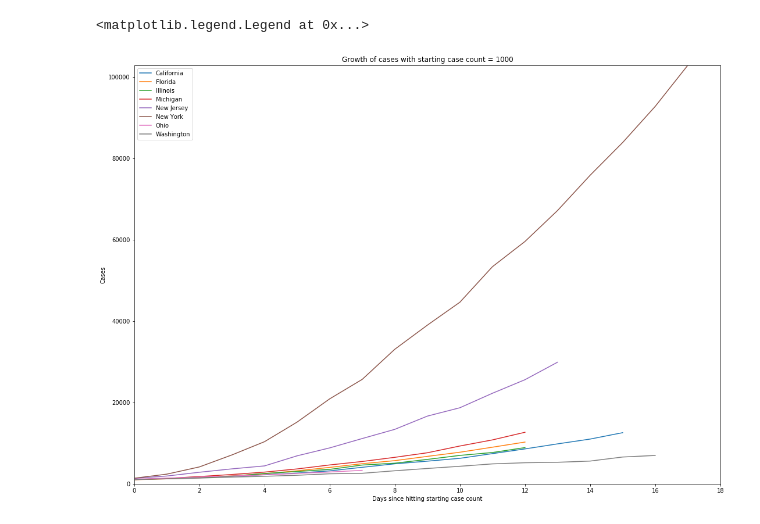
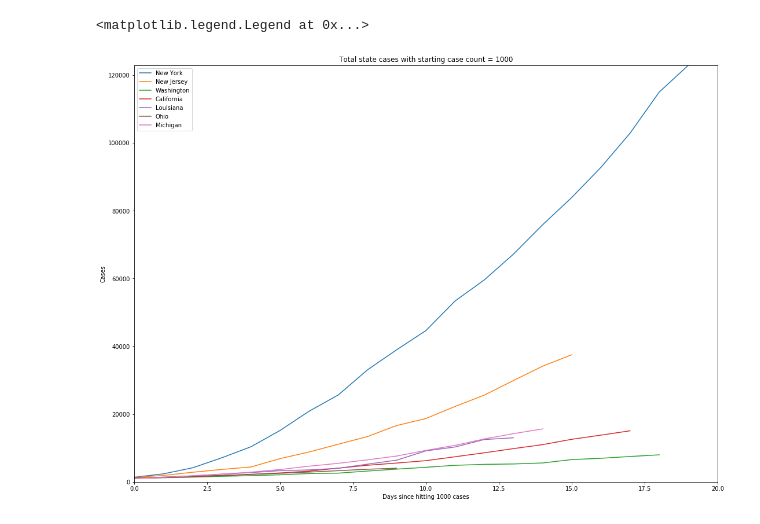
Before and after one commit to nytimes/covid-19-data, a Jupyter notebook: my-analysis.ipynb, the cells around one changed output. Drawn from its saved outputs; the diff is of its cells as text; code cells hidden in the pictures.

```diff
--- a/my-analysis.ipynb
+++ b/my-analysis.ipynb
@@ -2,5 +2,3 @@
 import pandas as pd
 import matplotlib.pyplot as plt
 import numpy as np
-# %%
-data = pd.read_csv('us-states.csv')
@@ -13,37 +49,32 @@ hello
 # %%
-def doplottotalcases(fulldata, state):
-    data = fulldata[fulldata.state == state][['date', 'cases']]
+def plottotalcases(state, county = 'all'):
+    if county == 'all':
+        data = state_cov_data[state_cov_data.state == state][['date', 'cases']]
+    else:
+        data = county_cov_data[county_cov_data.state == state][['date', 'cases', 'county']]
+        data = data[county_cov_data.county == county][['date', 'cases']]
+
     data = data[data.cases >= starting_cases]
     if len(data['cases']):
         data_asarray = data.cases.values
         ax.set_xlim(0, max(data_asarray.size, ax.get_xlim()[1]))
         ax.set_ylim(0, max(data['cases'].max(), ax.get_ylim()[1]))
-        ax.plot(data_asarray, label=state)
+        if (county == 'all'):
+            ax.plot(data_asarray, label=state)
+        else:
+            ax.plot(data_asarray, label=county + ',  ' + state)
 # %%
 starting_cases = 1000
 fig = plt.figure(figsize=(14,10))
 ax = fig.add_axes([0,0,1,1])
-ax.set_title('Growth of cases with starting case count = ' + str(starting_cases))
-ax.set_xlabel('Days since hitting starting case count')
+ax.set_title('Total state cases with starting case count = ' + str(starting_cases))
+ax.set_xlabel('Days since hitting ' + str(starting_cases) + ' cases')
 ax.set_ylabel('Cases')
 
-interesting_states = pd.Series([
-    'Washington',
-    'New York',
-    'Florida',
-    'California',
-    'New Jersey',
-    'Ohio',
-    'Florida',
-    'Oregon',
-    'Michigan',
-    'Illinois'
-    ])
-
-for s in np.sort(data[data.state.isin(interesting_states)].state.unique()):
-    doplottotalcases(data, s)
+for s in states.unique():
+    plottotalcases(s)
 
 ax.legend()
 # %% [output]
 <matplotlib.legend.Legend at 0x...>
-[figure, old version]
+[figure, new version]
```
Also changed, not shown: parts of 20 cells of this notebook.
